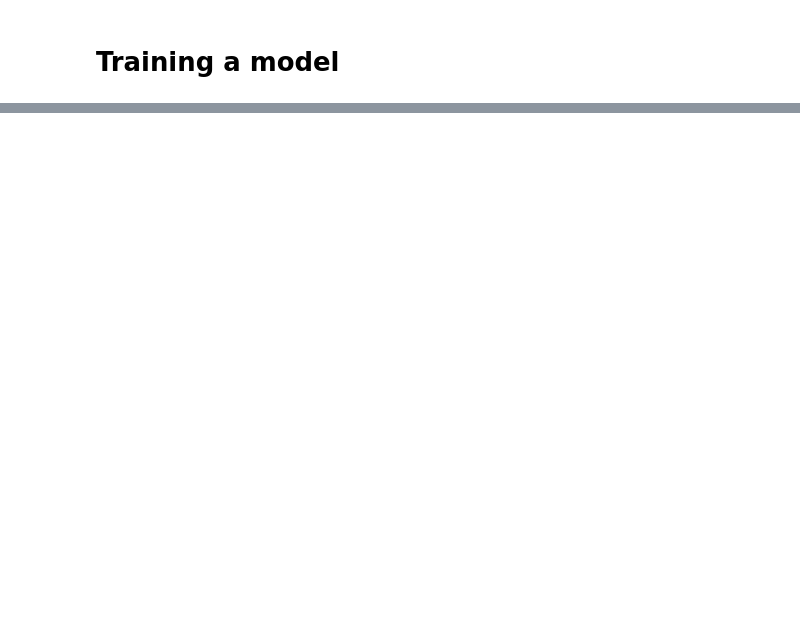
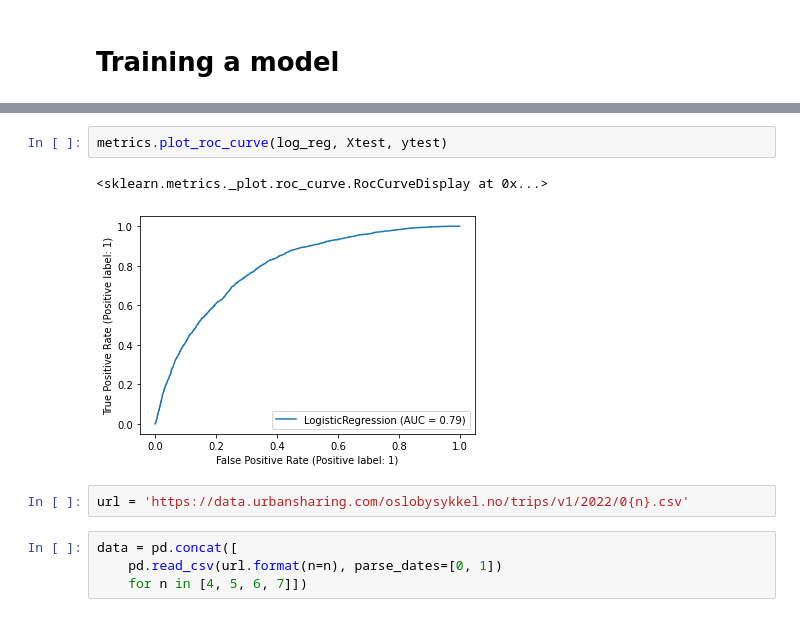
Before and after one commit to dhesse/IN-STK-5000-Autum-2022, a Jupyter notebook: nbhome/Lecture 02 - EDA and Sklearn.ipynb, the cells around one changed output, grey strips where cells are left out. Saved outputs shown, nothing was run; the diff lists cells and outputs as text; blank space fills up the shorter version.

```diff
--- a/nbhome/Lecture 02 - EDA and Sklearn.ipynb
+++ b/nbhome/Lecture 02 - EDA and Sklearn.ipynb
@@ -163,0 +285,11 @@ df.groupby('education')['target'].mean().sort_values().plot.bar()
+# %%
+metrics.plot_roc_curve(log_reg, Xtest, ytest)
+# %% [output]
+<sklearn.metrics._plot.roc_curve.RocCurveDisplay at 0x...>
+[figure, added]
+# %%
+url = 'https://data.urbansharing.com/oslobysykkel.no/trips/v1/2022/0{n}.csv'
+# %%
+data = pd.concat([
+    pd.read_csv(url.format(n=n), parse_dates=[0, 1])
+    for n in [4, 5, 6, 7]])
```
Also changed, not shown: parts of 24 cells of this notebook.
